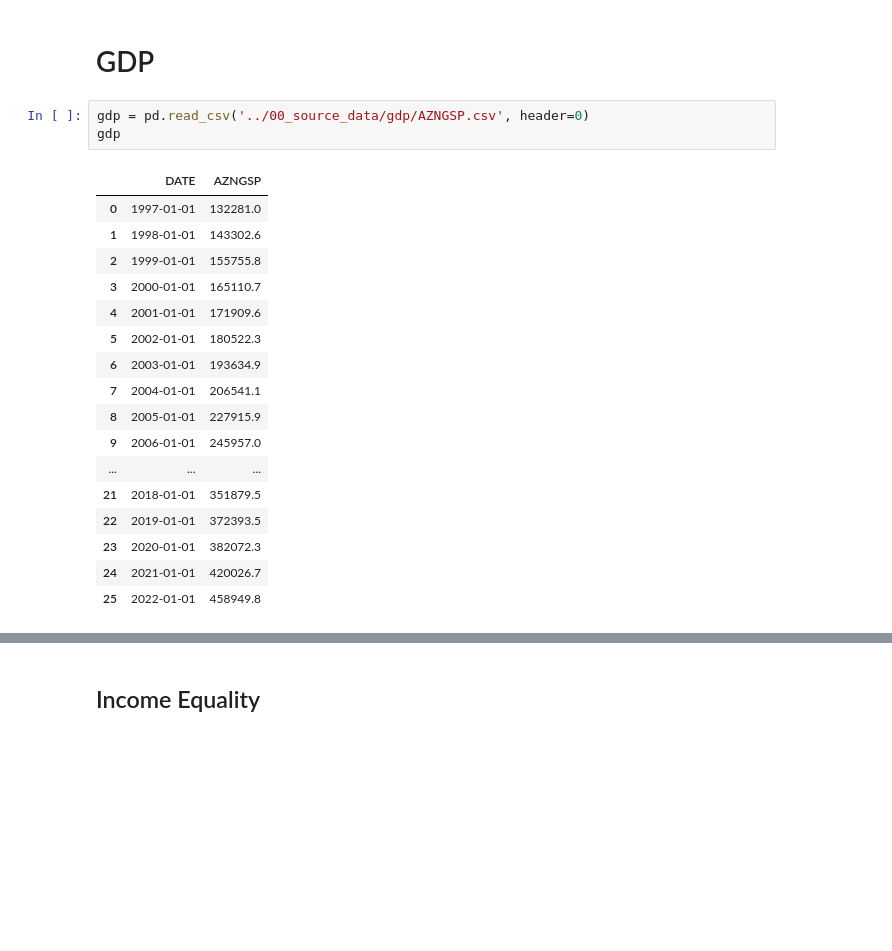
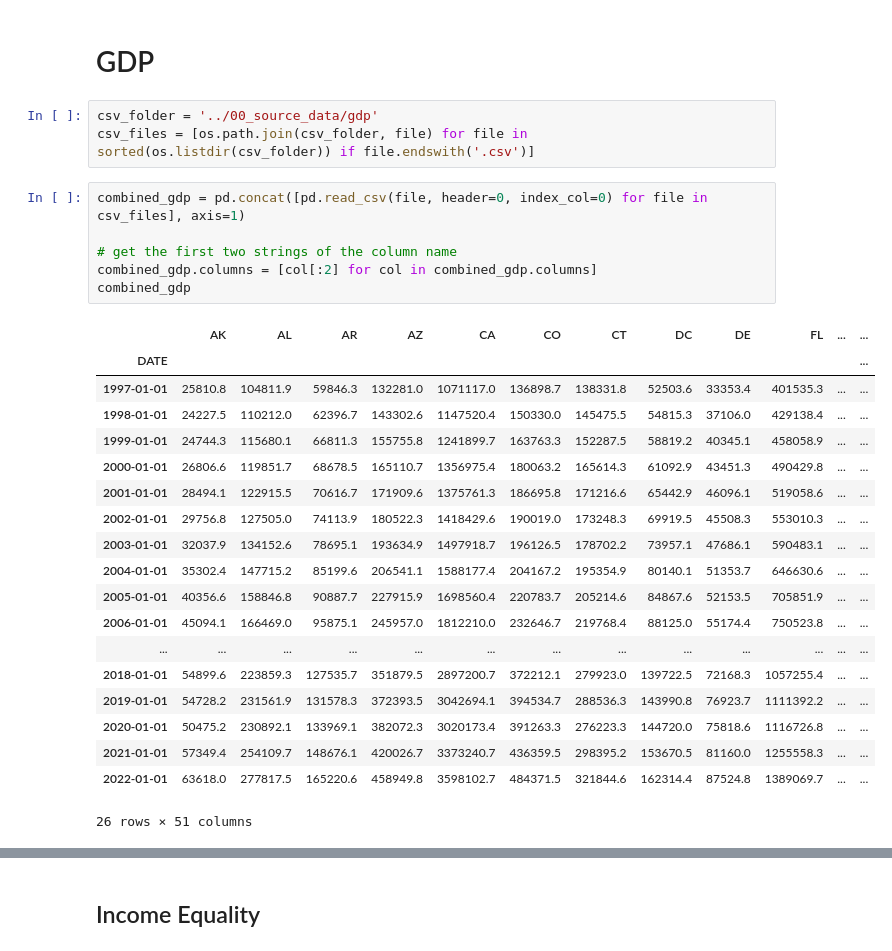
Before and after one commit to MIDS-at-Duke/unifying-data-science-2023-project-ids701_team2, a Jupyter notebook: 10_code/preprocess.ipynb, the cells around one changed output, grey strips where cells are left out. Saved outputs shown, nothing was run; the diff lists cells and outputs as text; blank space fills up the shorter version.

```diff
--- a/10_code/preprocess.ipynb
+++ b/10_code/preprocess.ipynb
@@ -82,23 +81,31 @@ combined_homelessness
 # %% [markdown]
 # GDP
-# %%
-gdp = pd.read_csv('../00_source_data/gdp/AZNGSP.csv', header=0)
-gdp
-# %% [output]
-|  | DATE | AZNGSP |
-| 0 | 1997-01-01 | 132281.0 |
-| 1 | 1998-01-01 | 143302.6 |
-| 2 | 1999-01-01 | 155755.8 |
-| 3 | 2000-01-01 | 165110.7 |
-| 4 | 2001-01-01 | 171909.6 |
-| 5 | 2002-01-01 | 180522.3 |
-| 6 | 2003-01-01 | 193634.9 |
-| 7 | 2004-01-01 | 206541.1 |
-| 8 | 2005-01-01 | 227915.9 |
-| 9 | 2006-01-01 | 245957.0 |
-| ... | ... | ... |
-| 21 | 2018-01-01 | 351879.5 |
-| 22 | 2019-01-01 | 372393.5 |
-| 23 | 2020-01-01 | 382072.3 |
-| 24 | 2021-01-01 | 420026.7 |
-| 25 | 2022-01-01 | 458949.8 |
+# %%
+csv_folder = '../00_source_data/gdp'
+csv_files = [os.path.join(csv_folder, file) for file in sorted(os.listdir(csv_folder)) if file.endswith('.csv')]
+# %%
+combined_gdp = pd.concat([pd.read_csv(file, header=0, index_col=0) for file in csv_files], axis=1)
+
+# get the first two strings of the column name
+combined_gdp.columns = [col[:2] for col in combined_gdp.columns]
+combined_gdp
+# %% [output]
+|  | AK | AL | AR | AZ | CA | CO | CT | DC | DE | FL | ... | ... |
+| DATE |  |  |  |  |  |  |  |  |  |  |  | ... |
+| 1997-01-01 | 25810.8 | 104811.9 | 59846.3 | 132281.0 | 1071117.0 | 136898.7 | 138331.8 | 52503.6 | 33353.4 | 401535.3 | ... | ... |
+| 1998-01-01 | 24227.5 | 110212.0 | 62396.7 | 143302.6 | 1147520.4 | 150330.0 | 145475.5 | 54815.3 | 37106.0 | 429138.4 | ... | ... |
+| 1999-01-01 | 24744.3 | 115680.1 | 66811.3 | 155755.8 | 1241899.7 | 163763.3 | 152287.5 | 58819.2 | 40345.1 | 458058.9 | ... | ... |
+| 2000-01-01 | 26806.6 | 119851.7 | 68678.5 | 165110.7 | 1356975.4 | 180063.2 | 165614.3 | 61092.9 | 43451.3 | 490429.8 | ... | ... |
+| 2001-01-01 | 28494.1 | 122915.5 | 70616.7 | 171909.6 | 1375761.3 | 186695.8 | 171216.6 | 65442.9 | 46096.1 | 519058.6 | ... | ... |
+| 2002-01-01 | 29756.8 | 127505.0 | 74113.9 | 180522.3 | 1418429.6 | 190019.0 | 173248.3 | 69919.5 | 45508.3 | 553010.3 | ... | ... |
+| 2003-01-01 | 32037.9 | 134152.6 | 78695.1 | 193634.9 | 1497918.7 | 196126.5 | 178702.2 | 73957.1 | 47686.1 | 590483.1 | ... | ... |
+| 2004-01-01 | 35302.4 | 147715.2 | 85199.6 | 206541.1 | 1588177.4 | 204167.2 | 195354.9 | 80140.1 | 51353.7 | 646630.6 | ... | ... |
+| 2005-01-01 | 40356.6 | 158846.8 | 90887.7 | 227915.9 | 1698560.4 | 220783.7 | 205214.6 | 84867.6 | 52153.5 | 705851.9 | ... | ... |
+| 2006-01-01 | 45094.1 | 166469.0 | 95875.1 | 245957.0 | 1812210.0 | 232646.7 | 219768.4 | 88125.0 | 55174.4 | 750523.8 | ... | ... |
+| ... | ... | ... | ... | ... | ... | ... | ... | ... | ... | ... | ... | ... |
+| 2018-01-01 | 54899.6 | 223859.3 | 127535.7 | 351879.5 | 2897200.7 | 372212.1 | 279923.0 | 139722.5 | 72168.3 | 1057255.4 | ... | ... |
+| 2019-01-01 | 54728.2 | 231561.9 | 131578.3 | 372393.5 | 3042694.1 | 394534.7 | 288536.3 | 143990.8 | 76923.7 | 1111392.2 | ... | ... |
+| 2020-01-01 | 50475.2 | 230892.1 | 133969.1 | 382072.3 | 3020173.4 | 391263.3 | 276223.3 | 144720.0 | 75818.6 | 1116726.8 | ... | ... |
+| 2021-01-01 | 57349.4 | 254109.7 | 148676.1 | 420026.7 | 3373240.7 | 436359.5 | 298395.2 | 153670.5 | 81160.0 | 1255558.3 | ... | ... |
+| 2022-01-01 | 63618.0 | 277817.5 | 165220.6 | 458949.8 | 3598102.7 | 484371.5 | 321844.6 | 162314.4 | 87524.8 | 1389069.7 | ... | ... |
+26 rows × 51 columns
```
Also changed, not shown: parts of 25 cells of this notebook, 4 other files.
